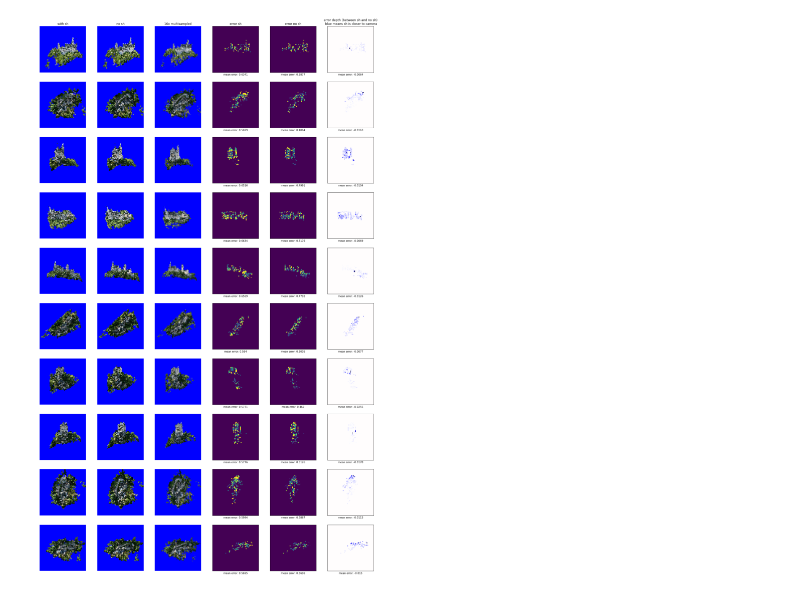
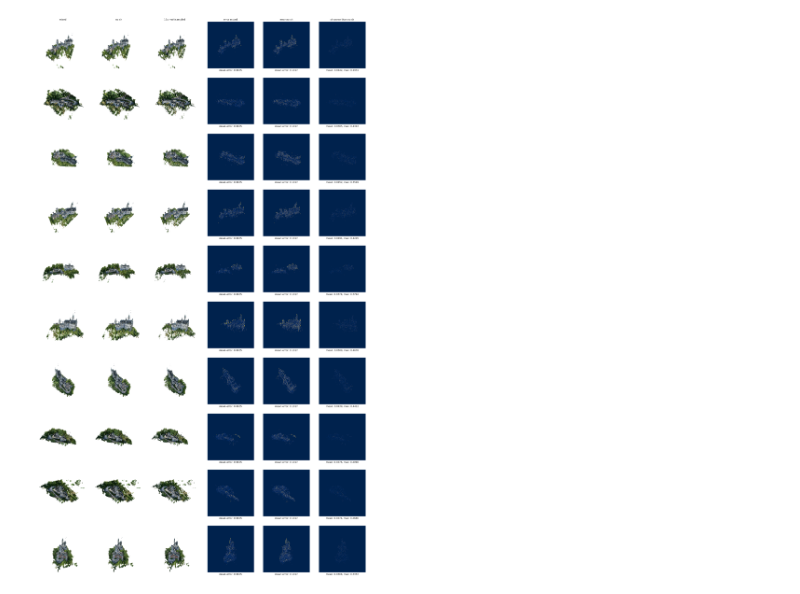
Before and after one commit to KeKsBoTer/punctum, a Jupyter notebook: evaluation.ipynb, the cells around one changed output. Drawn from its saved outputs; the diff is of its cells as text; code cells hidden in the pictures.

```diff
--- a/evaluation.ipynb
+++ b/evaluation.ipynb
@@ -21,0 +7,8 @@ render_no_sh_d = {get_img_id(f):load_img(f)[:,:,0] for f in glob("renders_d/rend
+# %%
+import torch
+import numpy as np
+from PIL import Image
+from glob import glob
+from matplotlib import pyplot as plt
+import seaborn as sns
+sns.set()
@@ -22,65 +145,61 @@ render_no_sh_d = {get_img_id(f):load_img(f)[:,:,0] for f in glob("renders_d/rend
 # %%
-from matplotlib import pyplot as plt
 
 scale = 4
-fig,axes = plt.subplots(10,6,figsize=(6*scale,10*scale))
+cols = 6
+rows = 10
+fig,axes = plt.subplots(rows,cols,figsize=(cols*scale,rows*scale))
+plt.tight_layout()
 
-for i,(id,img_sh) in enumerate(list(render_sh.items())[:10]):
-    img_no_sh = render_no_sh[id]
-    mask_img = sh_mask[id]
-    multi = multisampled[id]
+errors = []
+errors_masked = []
 
-    img_no_sh_d = render_no_sh_d[id]
-    img_sh_d = render_sh_d[id]
+cmap = "cividis"
 
-    mask = (mask_img[:,:,0]==1.) & (mask_img[:,:,1]==0.) & (mask_img[:,:,2]==0.)
-
-    error_sh = (img_sh-multi).norm(1,-1)
-    error_sh[~mask] = 0
-
-    error_no_sh = (img_no_sh-multi).norm(1,-1)
-    error_no_sh[~mask] = 0
-
-
-    error_d = img_no_sh_d-img_sh_d
-    error_d[~mask] = 0
+for i,idx in enumerate(torch.randint(len(render_sh),(rows,))):
+    img_sh  = images[idx,mapping["sh"]]
+    img_no_sh = images[idx,mapping["no sh"]]
+    mask_img = masks[idx]
+    multi = images[idx,mapping["multi"]]
 
     (ax1,ax2,ax3,ax4,ax5,ax6) = axes[i]
 
     if i==0:
-        ax1.set_title("with sh")
+        ax1.set_title("mixed")
         ax2.set_title("no sh")
         ax3.set_title("16x multisampled")
-        ax4.set_title("error sh")
+        ax4.set_title("error mixed")
         ax5.set_title("error no sh")
-        ax6.set_title("error depth (between sh and no sh)\n blue means no sh is closer to camera")
+        ax6.set_title("sh worse than no sh")
 
-    ax1.imshow(img_sh,interpolation="nearest")
+    ax1.imshow(img_sh.cpu(),interpolation="nearest")
     ax1.axis("off")
 
-    ax2.imshow(img_no_sh,interpolation="nearest")
+    ax2.imshow(img_no_sh.cpu(),interpolation="nearest")
     ax2.axis("off")
 
-    ax3.imshow(multi,interpolation="nearest")
+    ax3.imshow(multi.cpu(),interpolation="nearest")
     ax3.axis("off")
 
-    ax4.imshow(error_sh,vmin=0,vmax=1,interpolation="nearest")
+    ax4.imshow((sh_error[idx]*mask_img.float()).cpu(),vmin=0,vmax=0.5,interpolation="nearest",cmap=cmap)
     ax4.axis("on")
     ax4.set_yticks([],[])
     ax4.set_xticks([],[])
-    ax4.set_xlabel(f"mean error: {round(error_sh[mask].mean().item(),4)}")
+    ax4.set_xlabel(f"mean error: {round(sh_error_mean.mean().item(),4)}")
 
-    ax5.imshow(error_no_sh,vmin=0,vmax=1,interpolation="nearest")
+    ax5.imshow((no_sh_error[idx]*mask_img.float()).cpu(),vmin=0,vmax=0.5,interpolation="nearest",cmap=cmap)
     ax5.axis("on")
     ax5.set_yticks([],[])
     ax5.set_xticks([],[])
-    ax5.set_xlabel(f"mean error: {round(error_no_sh[mask].mean().item(),4)}")
+    ax5.set_xlabel(f"mean error: {round(no_sh_error_mean.mean().item(),4)}")
 
-    vmax = error_d.abs().max()
-    ax6.imshow(error_d,interpolation="nearest",cmap="seismic",vmin=-vmax,vmax=vmax)
+    error_worse = sh_error[idx] - no_sh_error[idx]
+    error_worse[error_worse<0]=0
+    ax6.imshow(error_worse.cpu(),vmin=0,vmax=0.5,interpolation="nearest",cmap=cmap)
     ax6.axis("on")
     ax6.set_yticks([],[])
     ax6.set_xticks([],[])
-    ax6.set_xlabel(f"mean error: {round(error_d[mask].mean().item(),4)}")
+    ax6.set_xlabel(f"mean: {round(error_worse[mask_img & (error_worse > 0)].mean().item(),4)}, max: {round(error_worse[mask].max().item(),4)}")
+
+plt.savefig(f"evaluation/samples_{name}.png",dpi=300)
 # %% [output]
-[figure, old version]
+[figure, new version]
```
Also changed, not shown: parts of 10 cells of this notebook, 14 other files.
